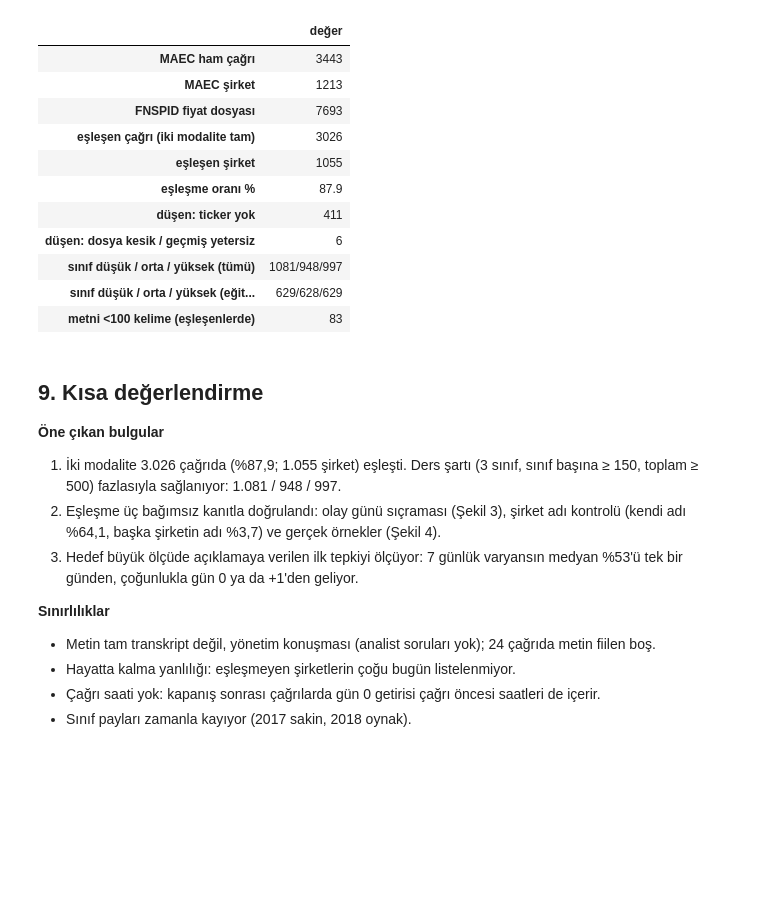
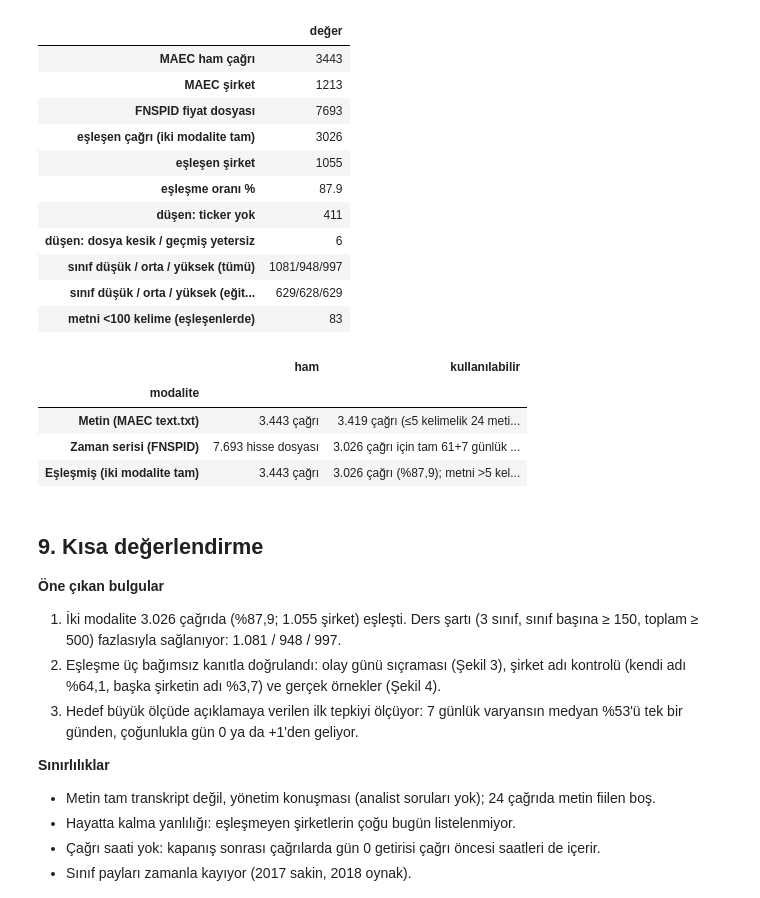
Before and after one commit to emirhanok1/kazanc-oynaklik, a Jupyter notebook: notebooks/01_veri_edinme_eslestirme.ipynb, the cells around one changed output. Drawn from its saved outputs; the diff is of its cells as text; code cells hidden in the pictures; blank space fills up the shorter version.

```diff
--- a/notebooks/01_veri_edinme_eslestirme.ipynb
+++ b/notebooks/01_veri_edinme_eslestirme.ipynb
@@ -859,6 +918,23 @@ veri_ozeti.to_frame()
 | sınıf düşük / orta / yüksek (tümü) | 1081/948/997 |
 | sınıf düşük / orta / yüksek (eğit... | 629/628/629 |
 | metni <100 kelime (eşleşenlerde) | 83 |
+# %%
+modalite = pd.DataFrame([
+    {"modalite": "Metin (MAEC text.txt)", "ham": f"{tr(len(cagrilar))} çağrı",
+     "kullanılabilir": f"{tr((cagrilar.n_kelime > 5).sum())} çağrı (≤5 kelimelik {int((cagrilar.n_kelime <= 5).sum())} metin fiilen boş)"},
+    {"modalite": "Zaman serisi (FNSPID)", "ham": f"{tr(len(fiyat_yollari))} hisse dosyası",
+     "kullanılabilir": f"{tr(len(eslesen))} çağrı için tam 61+7 günlük pencere ({tr(tablo.ticker.nunique())} şirket)"},
+    {"modalite": "Eşleşmiş (iki modalite tam)", "ham": f"{tr(len(cagrilar))} çağrı",
+     "kullanılabilir": f"{tr(len(eslesen))} çağrı (%{tr(100 * len(eslesen) / len(cagrilar), 1)}); metni >5 kelime olan: {tr((tablo.n_kelime > 5).sum())}"},
+]).set_index("modalite")
+modalite.to_csv(CIKTI / "f1_modalite_sayilari.csv")
+modalite
+# %% [output]
+|  | ham | kullanılabilir |
+| modalite |  |  |
+| Metin (MAEC text.txt) | 3.443 çağrı | 3.419 çağrı (≤5 kelimelik 24 meti... |
+| Zaman serisi (FNSPID) | 7.693 hisse dosyası | 3.026 çağrı için tam 61+7 günlük ... |
+| Eşleşmiş (iki modalite tam) | 3.443 çağrı | 3.026 çağrı (%87,9); metni >5 kel... |
 # %% [markdown]
 ## 9. Kısa değerlendirme
 
```
Also changed, not shown: parts of 7 cells of this notebook, 2 other files.
